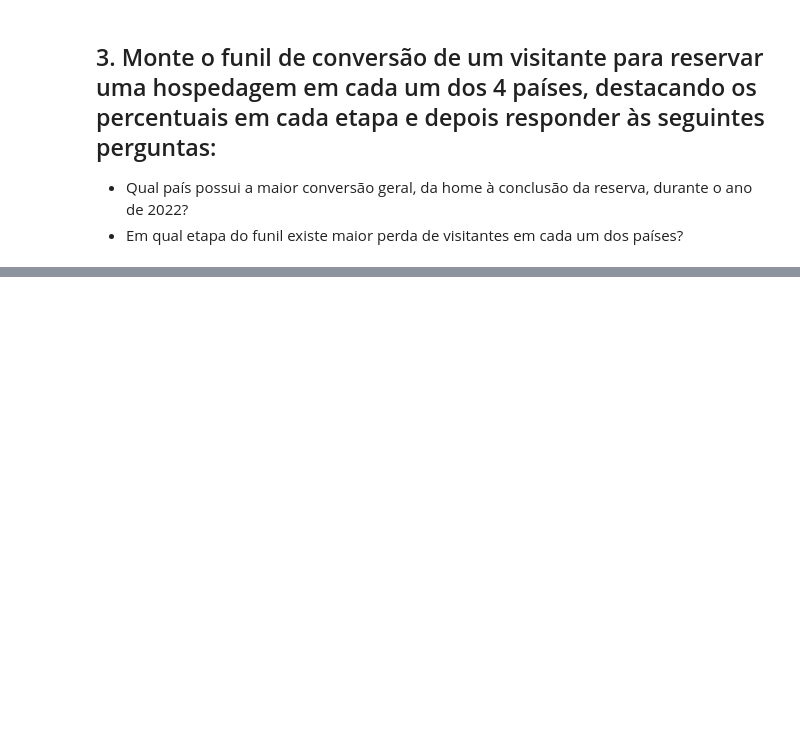
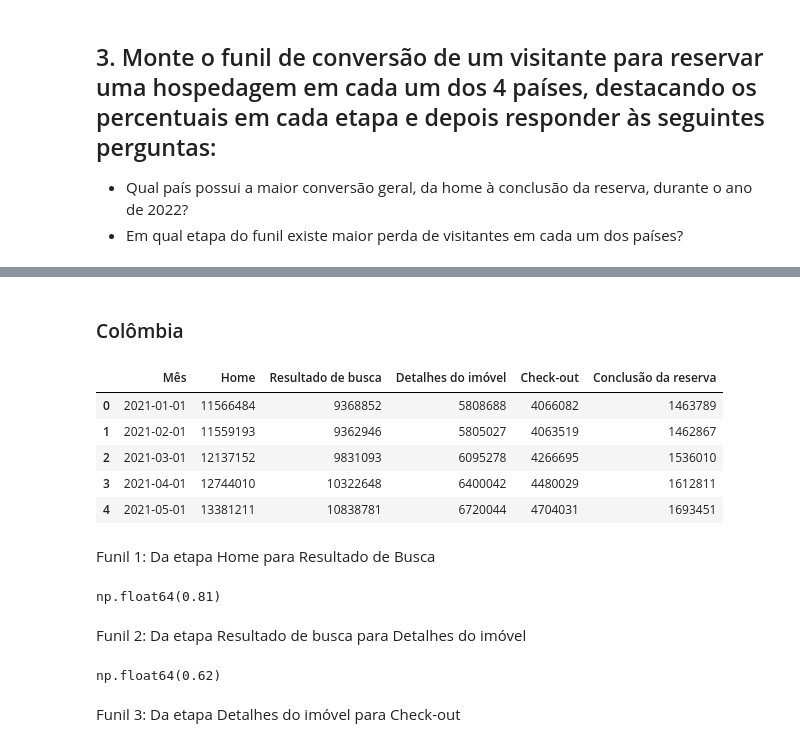
Before and after one commit to joaohsilva416/AirbnbLatamAnalysis, a Jupyter notebook: notebooks/airbnb_analysis.ipynb, the cells around one changed output, grey strips where cells are left out. Cells and saved outputs as stored; diff of their text form; code cells hidden in the pictures; blank space fills up the shorter version.

```diff
--- a/notebooks/airbnb_analysis.ipynb
+++ b/notebooks/airbnb_analysis.ipynb
@@ -165,0 +203,28 @@ df_br
+# %% [markdown]
+### Colômbia
+# %%
+df_colombia = pd.read_excel(path, sheet_name="Fluxo de reserva de imóvel - Br", skiprows=30, nrows=28)
+pd.set_option("display.float_format", "{:.0f}".format)
+# %%
+df_colombia.head()
+# %% [output]
+|  | Mês | Home | Resultado de busca | Detalhes do imóvel | Check-out | Conclusão da reserva |
+| 0 | 2021-01-01 | 11566484 | 9368852 | 5808688 | 4066082 | 1463789 |
+| 1 | 2021-02-01 | 11559193 | 9362946 | 5805027 | 4063519 | 1462867 |
+| 2 | 2021-03-01 | 12137152 | 9831093 | 6095278 | 4266695 | 1536010 |
+| 3 | 2021-04-01 | 12744010 | 10322648 | 6400042 | 4480029 | 1612811 |
+| 4 | 2021-05-01 | 13381211 | 10838781 | 6720044 | 4704031 | 1693451 |
+# %% [markdown]
+Funil 1: Da etapa Home para Resultado de Busca
+# %%
+(df_colombia['Resultado de busca'].sum()/df_colombia['Home'].sum()).round(2)
+# %% [output]
+np.float64(0.81)
+# %% [markdown]
+Funil 2: Da etapa Resultado de busca para Detalhes do imóvel
+# %%
+(df_colombia['Detalhes do imóvel'].sum()/df_colombia['Resultado de busca'].sum()).round(2)
+# %% [output]
+np.float64(0.62)
+# %% [markdown]
+Funil 3: Da etapa Detalhes do imóvel para Check-out
```
Also changed, not shown: parts of 44 cells of this notebook.
